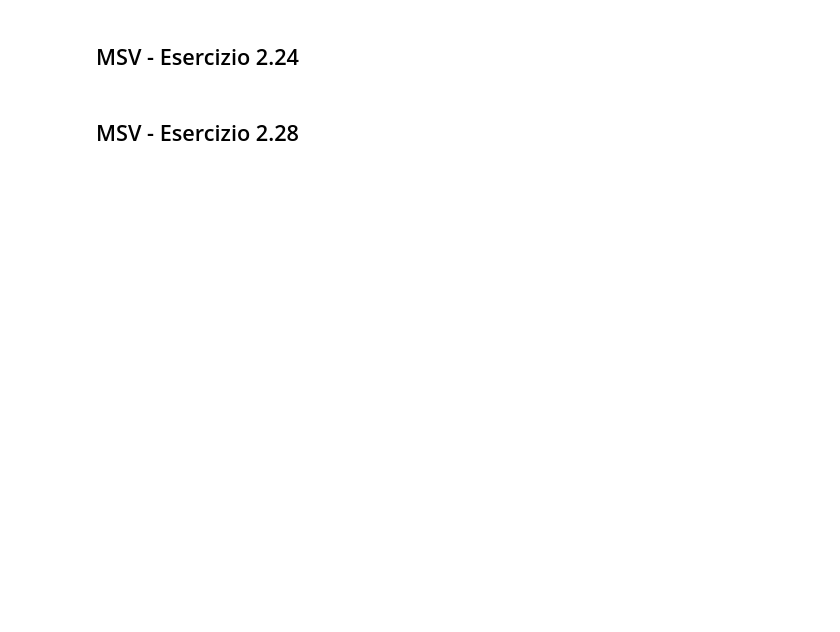
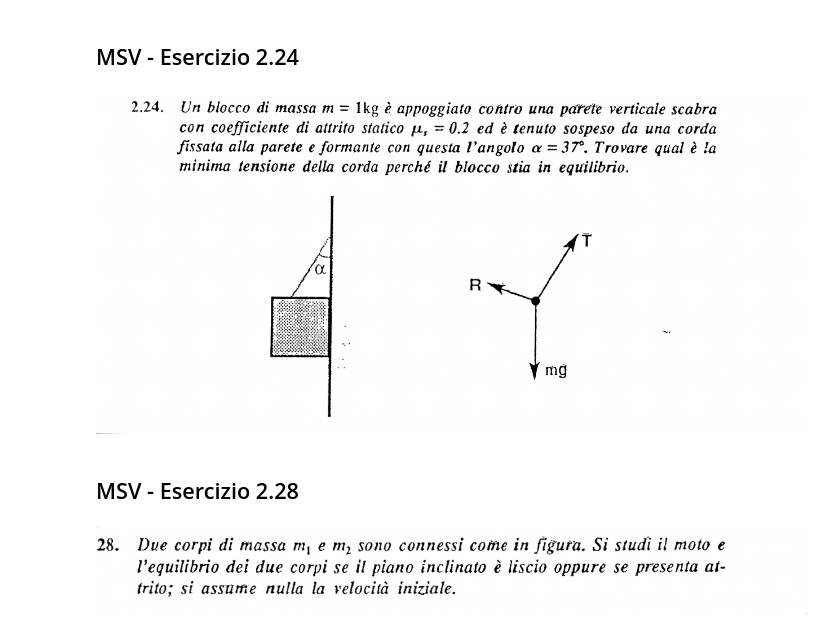
Before and after one commit to marcodalessandro76/Esercitazioni-Fisica-1, a Jupyter notebook: Dinamica punto materiale.ipynb, the cells around one changed output. Cells and saved outputs as stored; diff of their text form; code cells hidden in the pictures; blank space fills up the shorter version.

```diff
--- a/Dinamica punto materiale.ipynb
+++ b/Dinamica punto materiale.ipynb
@@ -53,4 +57,12 @@ __Svolgimento__
 # %% [markdown]
 ## MSV - Esercizio 2.24
+# %%
+Image('Immagini/MSV_2.24_Testo.png',width=900)
+# %% [output]
+[figure, added]
 # %% [markdown]
 ## MSV - Esercizio 2.28
+# %%
+Image('Immagini/MSV_2.28_Testo1.png',width=900)
+# %% [output]
+[figure, added]
```
Also changed, not shown: parts of 8 cells of this notebook, 6 other files.
